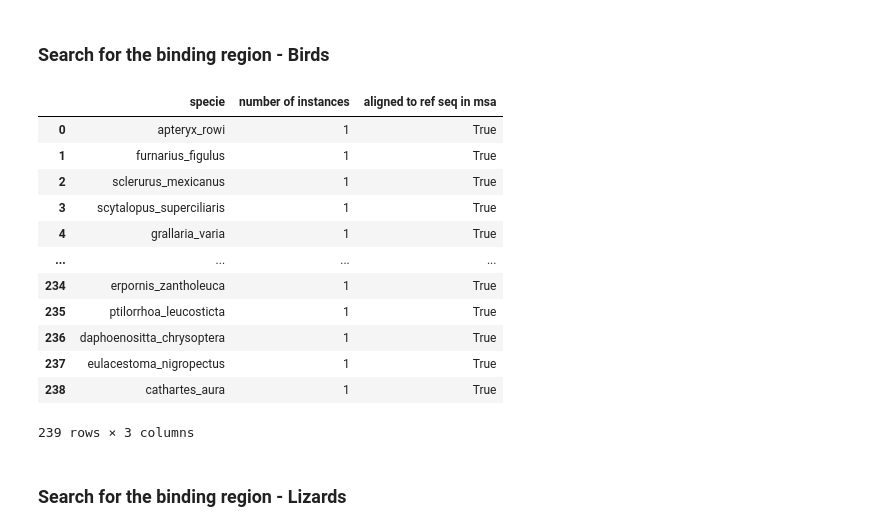
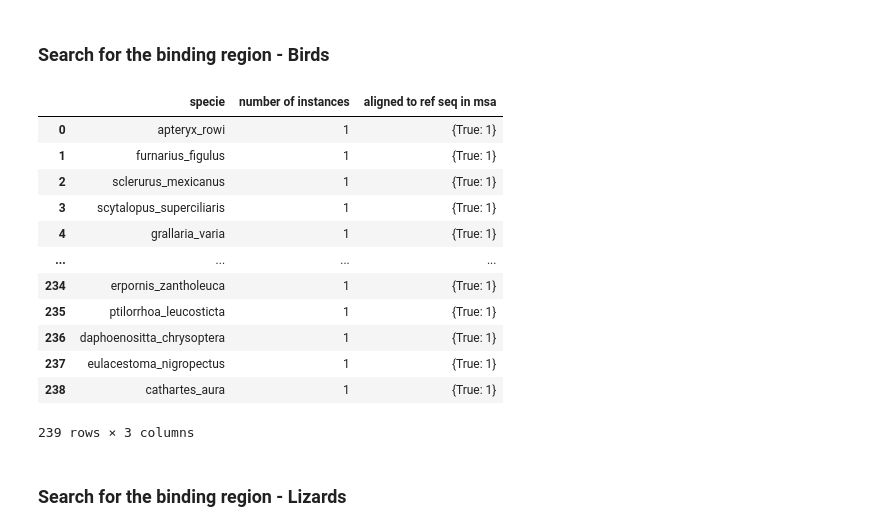
Before and after one commit to msarrias/akaps-evolutionary-study, a Jupyter notebook: 01-akap5_calmodulin_binding_region_analysis.ipynb, the cells around one changed output. Drawn from its saved outputs; the diff is of its cells as text; code cells hidden in the pictures.

```diff
--- a/01-akap5_calmodulin_binding_region_analysis.ipynb
+++ b/01-akap5_calmodulin_binding_region_analysis.ipynb
@@ -261,27 +262,25 @@ hmm_for_wsk_domain.search_binding_regions("profile_hmm/WSK_v3.sto","profile_hmm/
 wsk_v3_hmm_hits = read_sto_files("profile_hmm/WSK_v3.sto")
 # %% [markdown]
 ### Search for the binding region - Birds
-# %%
-hmm_for_wsk_domain.search_binding_regions("profile_hmm/WSK_birds_v1.sto","profile_hmm/hmm/WSK_v3.hmm",birds_seq_filename)
-wsk_birds_v1_hmm_hits = read_sto_files("profile_hmm/WSK_birds_v1.sto")
-
-wsk_hits_counter_birds = dict(Counter([specie_name.rsplit('-')[0] for specie_name in wsk_birds_v1_hmm_hits.keys()]))
-wsk_aling_coord_birds = {specie:list(birds_regions_dict[specie].values())[0][0] for specie in birds_regions_dict.keys()}
-hmm_hits_analysis_df(birds_regions_dict, wsk_hits_counter_birds, wsk_aling_coord_birds, wsk_birds_v1_hmm_hits)
-# %% [output]
-|  | specie | number of instances | aligned to ref seq in msa |
-| 0 | apteryx_rowi | 1 | True |
-| 1 | furnarius_figulus | 1 | True |
-| 2 | sclerurus_mexicanus | 1 | True |
-| 3 | scytalopus_superciliaris | 1 | True |
-| 4 | grallaria_varia | 1 | True |
-| ... | ... | ... | ... |
-| 234 | erpornis_zantholeuca | 1 | True |
-| 235 | ptilorrhoa_leucosticta | 1 | True |
-| 236 | daphoenositta_chrysoptera | 1 | True |
-| 237 | eulacestoma_nigropectus | 1 | True |
-| 238 | cathartes_aura | 1 | True |
-239 rows × 3 columns
+# %%
+hmm_for_wsk_domain.search_binding_regions("profile_hmm/WSK_birds_v1.sto","profile_hmm/hmm/WSK_v3.hmm",birds_seq_filename)
+wsk_birds_v1_hmm_hits = read_sto_files("profile_hmm/WSK_birds_v1.sto")
+wsk_hits_counter_birds = dict(Counter([specie_name.rsplit('-')[0] for specie_name in wsk_birds_v1_hmm_hits.keys()]))
+hmm_hits_analysis_df(birds_regions_dict, wsk_birds_v1_hmm_hits)
+# %% [output]
+|  | specie | number of instances | aligned to ref seq in msa |
+| 0 | apteryx_rowi | 1 | {True: 1} |
+| 1 | furnarius_figulus | 1 | {True: 1} |
+| 2 | sclerurus_mexicanus | 1 | {True: 1} |
+| 3 | scytalopus_superciliaris | 1 | {True: 1} |
+| 4 | grallaria_varia | 1 | {True: 1} |
+| ... | ... | ... | ... |
+| 234 | erpornis_zantholeuca | 1 | {True: 1} |
+| 235 | ptilorrhoa_leucosticta | 1 | {True: 1} |
+| 236 | daphoenositta_chrysoptera | 1 | {True: 1} |
+| 237 | eulacestoma_nigropectus | 1 | {True: 1} |
+| 238 | cathartes_aura | 1 | {True: 1} |
+239 rows × 3 columns
 # %% [markdown]
 ### Search for the binding region - Lizards
 # %%
```
Also changed, not shown: parts of 5 cells of this notebook, 1 other file.
